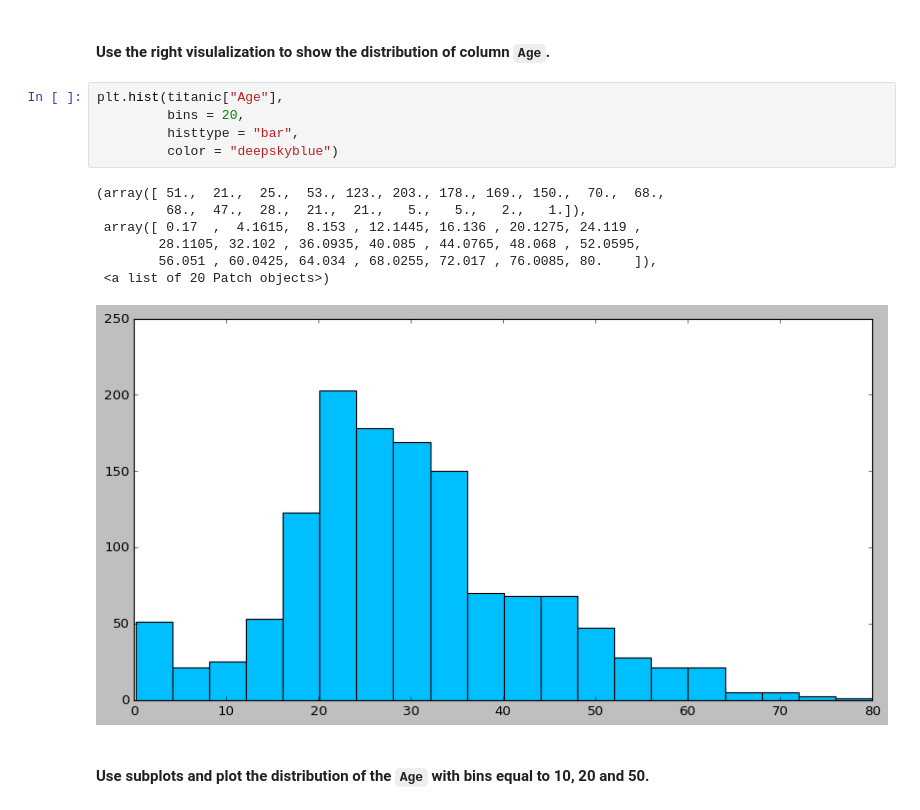
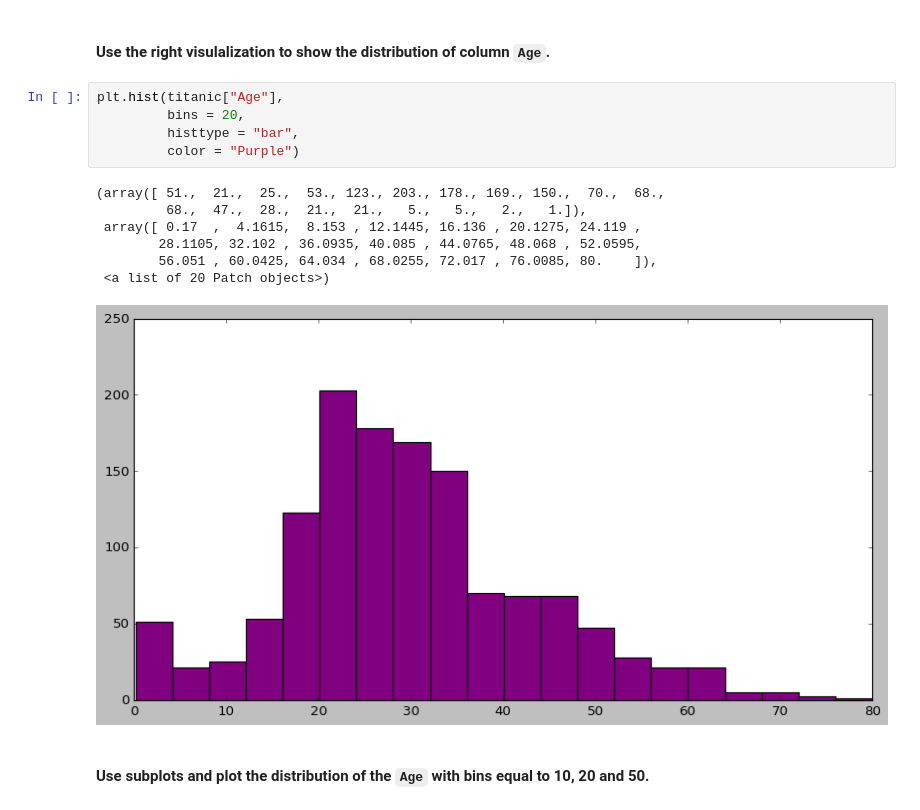
Before and after one commit to rebeccaestiarte/lab-matplotlib-seaborn, a Jupyter notebook: your-code/main.ipynb, the cells around one changed output. Drawn from its saved outputs; the diff is of its cells as text.

```diff
--- a/your-code/main.ipynb
+++ b/your-code/main.ipynb
@@ -432,16 +429,16 @@ plt.rcParams["figure.figsize"] = (12,6)
 # %%
 plt.hist(titanic["Age"],
          bins = 20,
          histtype = "bar",
-         color = "deepskyblue")
+         color = "Purple")
 # %% [output]
 (array([ 51.,  21.,  25.,  53., 123., 203., 178., 169., 150.,  70.,  68.,
          68.,  47.,  28.,  21.,  21.,   5.,   5.,   2.,   1.]),
  array([ 0.17  ,  4.1615,  8.153 , 12.1445, 16.136 , 20.1275, 24.119 ,
         28.1105, 32.102 , 36.0935, 40.085 , 44.0765, 48.068 , 52.0595,
         56.051 , 60.0425, 64.034 , 68.0255, 72.017 , 76.0085, 80.    ]),
  <a list of 20 Patch objects>)
-[figure, old version]
+[figure, new version]
 # %% [markdown]
 #### Use subplots and plot the distribution of the `Age`  with bins equal to 10, 20 and 50.
 # %%
```
Also changed, not shown: parts of 29 cells of this notebook.
